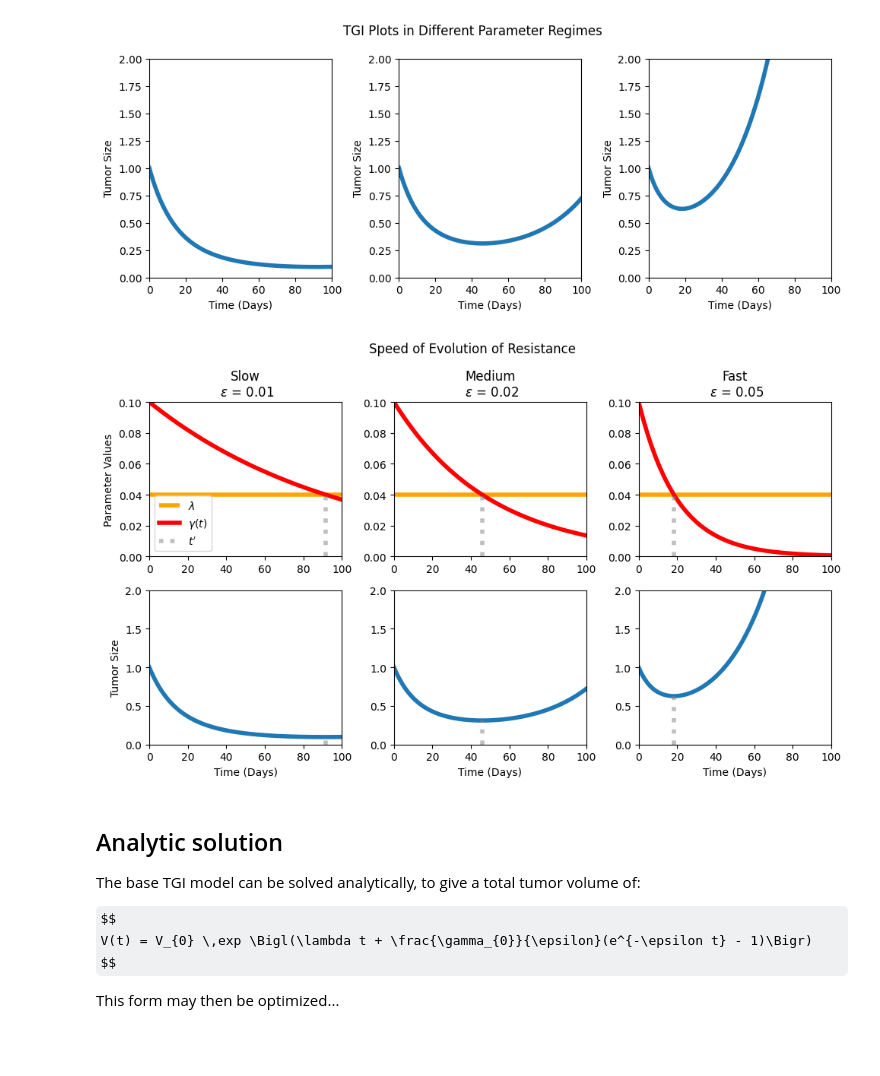
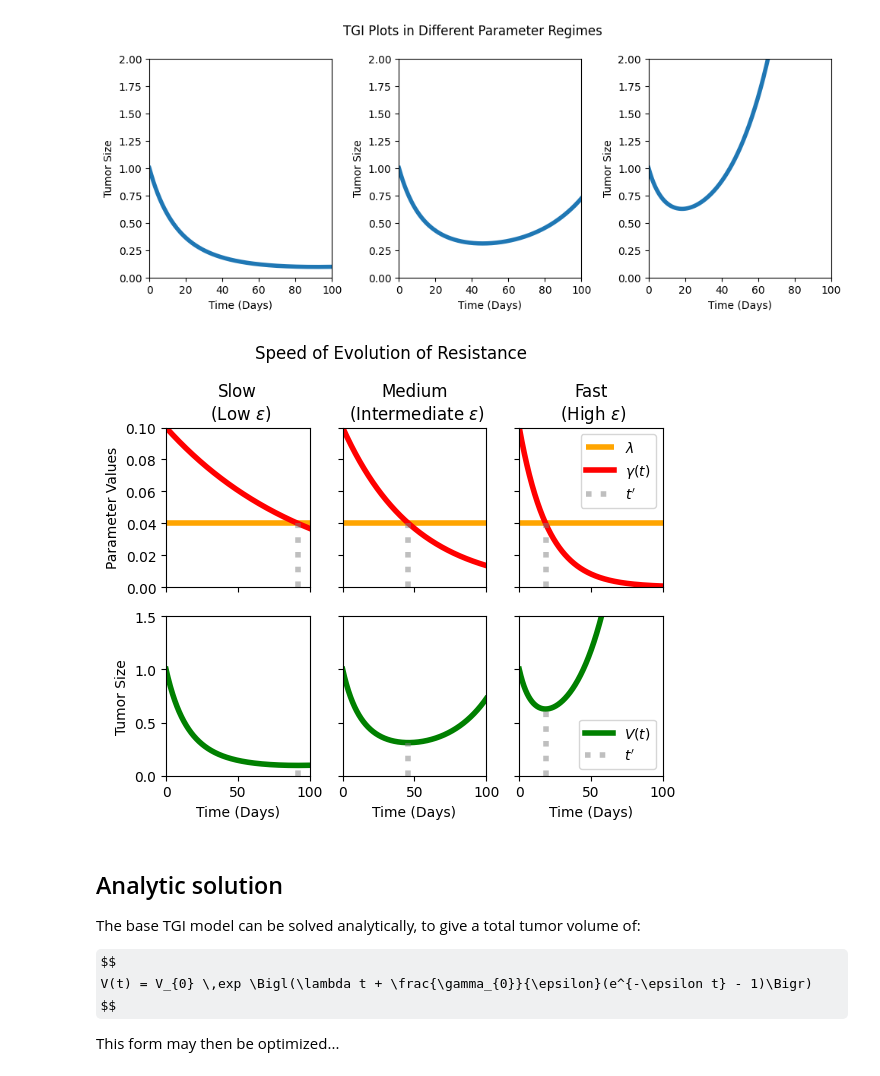
Before and after one commit to KCGallagher/treatment-sequencing, a Jupyter notebook: base_TGI_model.ipynb, the cells around one changed output. Drawn from its saved outputs; the diff is of its cells as text; code cells hidden in the pictures; some formulas as TeX source; blank space fills up the shorter version.

Commit message:
Final presentation figures

```diff
--- a/base_TGI_model.ipynb
+++ b/base_TGI_model.ipynb
@@ -43,36 +43,42 @@ def find_intersection_index(series, val):
 
     return series_diff.lt(0).idxmax()
 # %%
-titles = ['Slow', 'Medium', 'Fast']
+titles = ['Slow', 'Medium', 'Fast']; subtitles = ['Low', 'Intermediate', 'High']
 lw = 4  # Linewidth parameter
 
-fig, axs = plt.subplots(2, 3, figsize=(10, 6))
+fig, axs = plt.subplots(2, 3, figsize=(6, 5), sharex=True)
 
 for i, title in enumerate(titles):
     params = {'lambda': lambda_vals[i], 'epsilon': epsilon_vals[i], 'V0': V0, 'gamma0': gamma0}
     model = GrowthInhibitionModel(params=params, method='Radau', dt = 0.11)
     model.simulate(t_max=t_max)
-    model.plot(ax=axs[1][i], linewidth=lw, decorate_axes=False)
+    model.plot(ax=axs[1][i], linewidth=lw, decorate_axes=False, color='g')
+    axs[1][i].plot([], [], linewidth=lw, color='g', label = r"$V(t)$")
     axs[1][i].set_xlabel('Time (Days)')
 
     axs[0][i].set_ylim([0, gamma0]); axs[0][i].set_xlim(0, t_max)
-    axs[1][i].set_ylim([0, 2 * V0]); axs[1][i].set_xlim(0, t_max)
+    axs[1][i].set_ylim([0, 1.5 * V0]); axs[1][i].set_xlim(0, t_max)
 
     axs[0][i].hlines(xmin=0, xmax=t_max, y=lambda_vals[i], linewidth=lw, color='orange', label = r"$\lambda$")
     axs[0][i].plot(model.results_df.Time, model.results_df.gamma, linewidth=lw, color='r', label = r"$\gamma(t)$")
-    axs[0][i].set_title(title + f"\n $\epsilon$ = {epsilon_vals[i]}")
+    axs[0][i].set_title(title + f"\n ({subtitles[i]} $\epsilon$)")
 
     intersection_index = find_intersection_index(model.results_df.gamma, lambda_vals[i])
     axs[0][i].vlines(ymin=0, ymax=lambda_vals[i], x=model.results_df.Time.iloc[intersection_index],
                      linewidth=lw, linestyle=':', color='gray', alpha=0.5, label = r"$t^{\prime}$")
     axs[1][i].vlines(ymin=0, ymax=model.results_df.V.iloc[intersection_index], x=model.results_df.Time.iloc[intersection_index],
-                     linewidth=lw, linestyle=':', color='gray', alpha=0.5)
+                     linewidth=lw, linestyle=':', color='gray', alpha=0.5, label = r"$t^{\prime}$")
 
-axs[0][0].legend(loc=3); axs[0][0].set_ylabel('Parameter Values') ; axs[1][0].set_ylabel('Tumor Size')
+
+    if i > 0:
+        axs[0][i].set_yticklabels([]); axs[1][i].set_yticklabels([])
+
+axs[0][2].legend(loc=1); axs[1][2].legend(loc=4);
+axs[0][0].set_ylabel('Parameter Values') ; axs[1][0].set_ylabel('Tumor Size')
 plt.suptitle("Speed of Evolution of Resistance"); plt.tight_layout()
 plt.savefig("images/TGI_evolution_speed.png")
 # %% [output]
-[figure, old version]
+[figure, new version]
 # %% [markdown]
 ## Analytic solution
 
```
Also changed, not shown: 8 other files.
